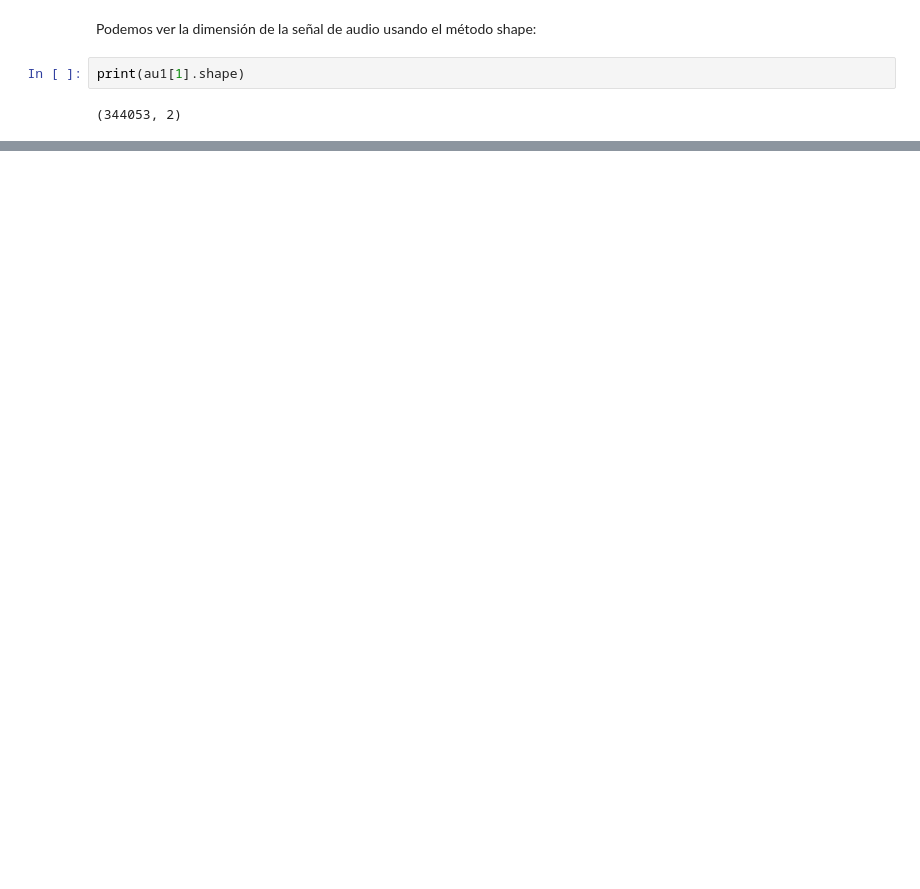
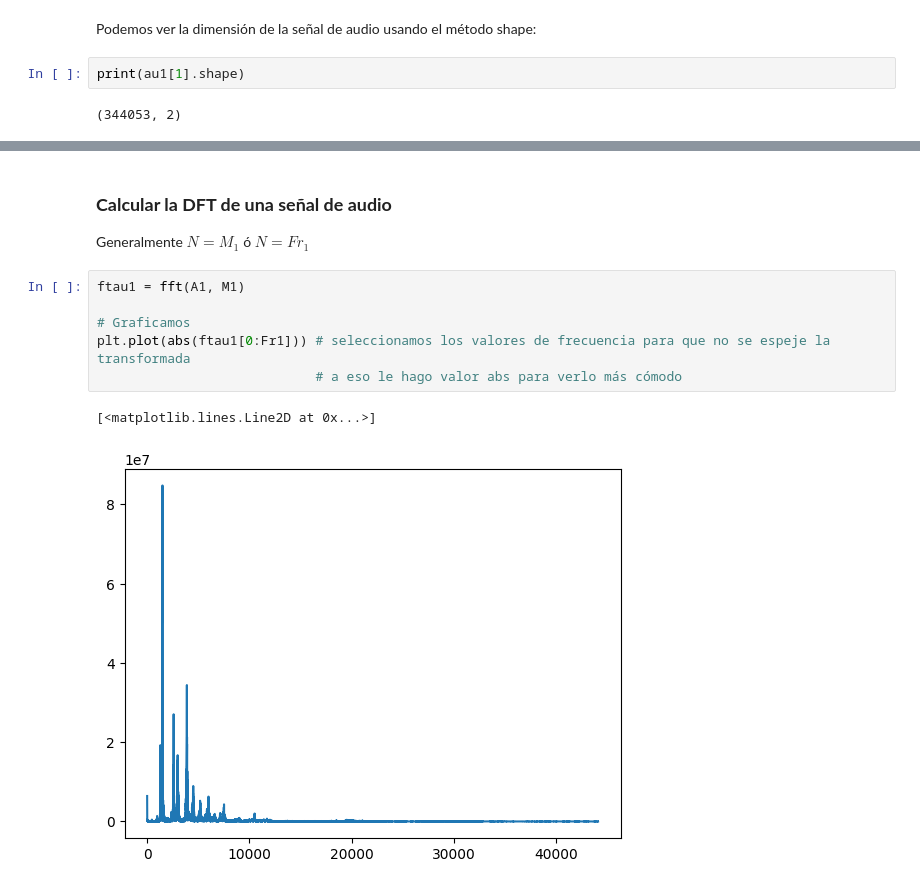
Before and after one commit to fdiezdev/procesamiento_senales, a Jupyter notebook: Resumenes/Resumen_Intro_PS.ipynb, the cells around one changed output, grey strips where cells are left out. Saved outputs shown, nothing was run; the diff lists cells and outputs as text; blank space fills up the shorter version.

```diff
--- a/Resumenes/Resumen_Intro_PS.ipynb
+++ b/Resumenes/Resumen_Intro_PS.ipynb
@@ -411,0 +467,13 @@ vector de datos: [  1   1   1 ...   3  -8 -13]
+# %% [markdown]
+### **Calcular la DFT de una señal de audio**
+
+Generalmente $N=M_1$ ó $N = Fr_1$
+# %%
+ftau1 = fft(A1, M1)
+
+# Graficamos
+plt.plot(abs(ftau1[0:Fr1])) # seleccionamos los valores de frecuencia para que no se espeje la transformada
+                            # a eso le hago valor abs para verlo más cómodo
+# %% [output]
+[<matplotlib.lines.Line2D at 0x...>]
+[figure, added]
```
Also changed, not shown: parts of 26 cells of this notebook, 1 other file.
